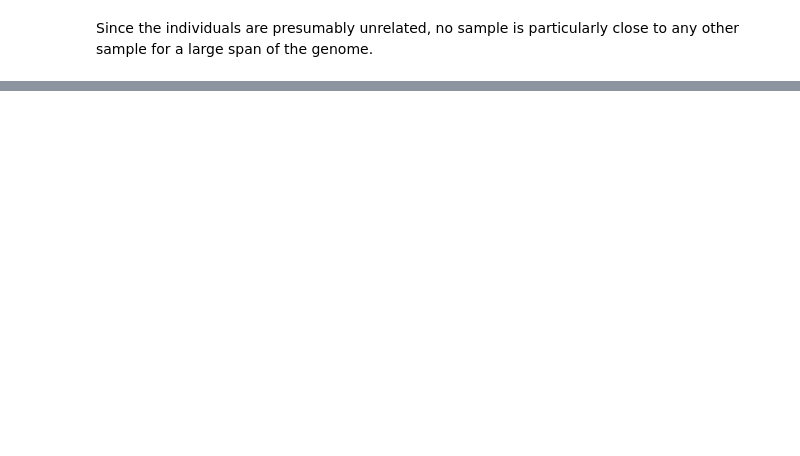
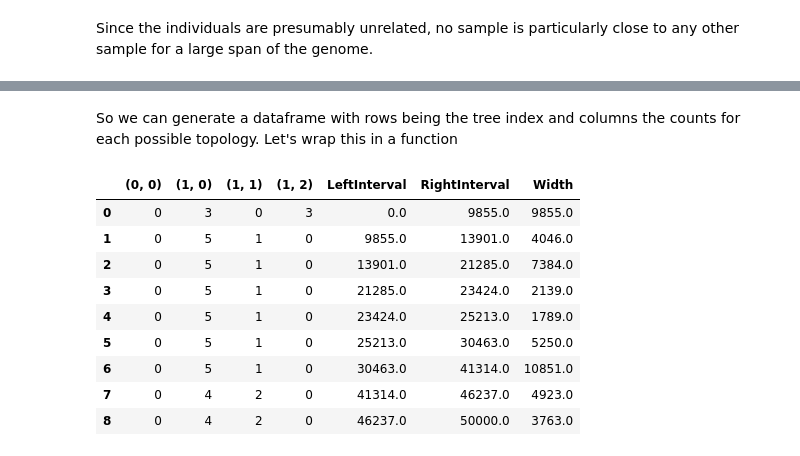
Before and after one commit to duncanMR/pedigrees_project, a Jupyter notebook: 1000_genomes.ipynb, the cells around one changed output, grey strips where cells are left out. Cells and saved outputs as stored; diff of their text form; code cells hidden in the pictures; blank space fills up the shorter version.

```diff
--- a/1000_genomes.ipynb
+++ b/1000_genomes.ipynb
@@ -337,0 +422,5 @@ Since the individuals are presumably unrelated, no sample is particularly close
+# %%
+counts_df = pd.DataFrame(np.zeros((ts2.num_trees, len(ranks))), columns=ranks).astype(int)
+# %%
+all_nodes = tuple(range(len(sample_list)+1))
+all_nodes
@@ -337,0 +429,7 @@ Since the individuals are presumably unrelated, no sample is particularly close
+# %%
+for tree, tc in enumerate(ts2.count_topologies(sample_sets=sample_sets)):
+    for rank, count in tc.topologies[all_nodes].items():
+    #   print(f"{rank}; Count: {count}")
+        counts_df[rank][tree] = count
+
+counts_df
@@ -337,0 +447,38 @@ Since the individuals are presumably unrelated, no sample is particularly close
+# %% [markdown]
+So we can generate a dataframe with rows being the tree index and columns the counts for each possible topology. Let's wrap this in a function
+# %%
+def count_topologies(ts, sample_list):
+    ### Loop through the trees in the ts, recording the count of every
+    ### possible topology in each tree into a dataframe
+
+    sample_sets = make_sample_sets(ts, sample_list)
+    all_ranks = [ts.rank() for ts in tskit.all_trees(num_leaves = len(sample_list)+1)]
+    all_nodes = tuple(range(len(sample_list)+1)) #to extract topologies including all nodes
+    counts_df = pd.DataFrame(np.zeros((ts.num_trees, len(all_ranks))), columns=all_ranks).astype(int)
+
+    for tree, tc in enumerate(ts.count_topologies(sample_sets=sample_sets)):
+        for rank, count in tc.topologies[all_nodes].items():
+            counts_df[rank][tree] = count
+
+    counts_df['LeftInterval'] = [t.interval[0] for t in ts.trees()]
+    counts_df['RightInterval'] = [t.interval[1] for t in ts.trees()]
+    counts_df['Width'] = counts_df['RightInterval'] - counts_df['LeftInterval']
+    #counts_df['TreeIndex'] = range(ts.num_samples+1)
+    return counts_df
+# %%
+n = 3
+excl_columns = ['LeftInterval','RightInterval','Width']
+counts_df = count_topologies(ts2, [0,3])
+counts = counts_df.drop(excl_columns, axis=1)
+counts_df
+# %% [output]
+|  | (0, 0) | (1, 0) | (1, 1) | (1, 2) | LeftInterval | RightInterval | Width |
+| 0 | 0 | 3 | 0 | 3 | 0.0 | 9855.0 | 9855.0 |
+| 1 | 0 | 5 | 1 | 0 | 9855.0 | 13901.0 | 4046.0 |
+| 2 | 0 | 5 | 1 | 0 | 13901.0 | 21285.0 | 7384.0 |
+| 3 | 0 | 5 | 1 | 0 | 21285.0 | 23424.0 | 2139.0 |
+| 4 | 0 | 5 | 1 | 0 | 23424.0 | 25213.0 | 1789.0 |
+| 5 | 0 | 5 | 1 | 0 | 25213.0 | 30463.0 | 5250.0 |
+| 6 | 0 | 5 | 1 | 0 | 30463.0 | 41314.0 | 10851.0 |
+| 7 | 0 | 4 | 2 | 0 | 41314.0 | 46237.0 | 4923.0 |
+| 8 | 0 | 4 | 2 | 0 | 46237.0 | 50000.0 | 3763.0 |
```
Also changed, not shown: parts of 43 cells of this notebook, 3 other files.
